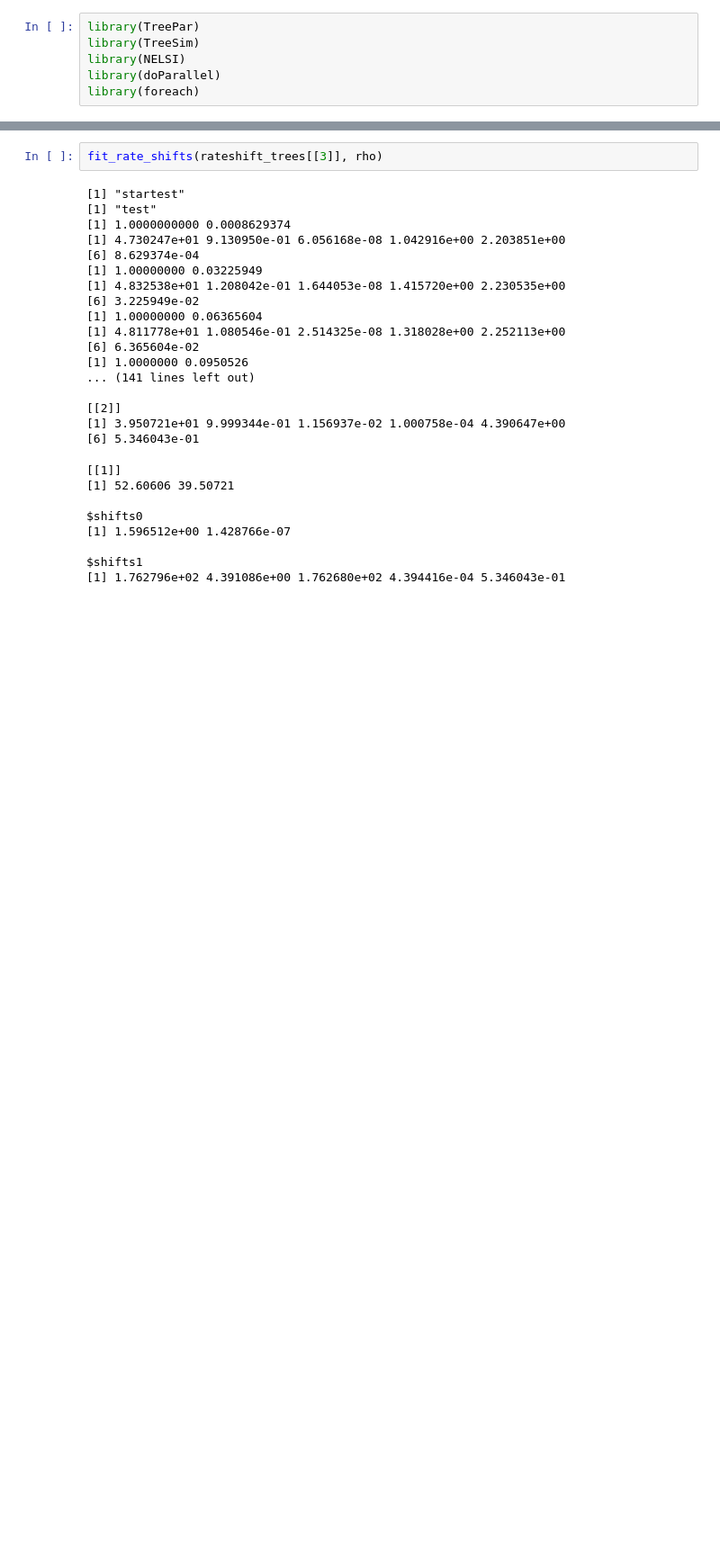
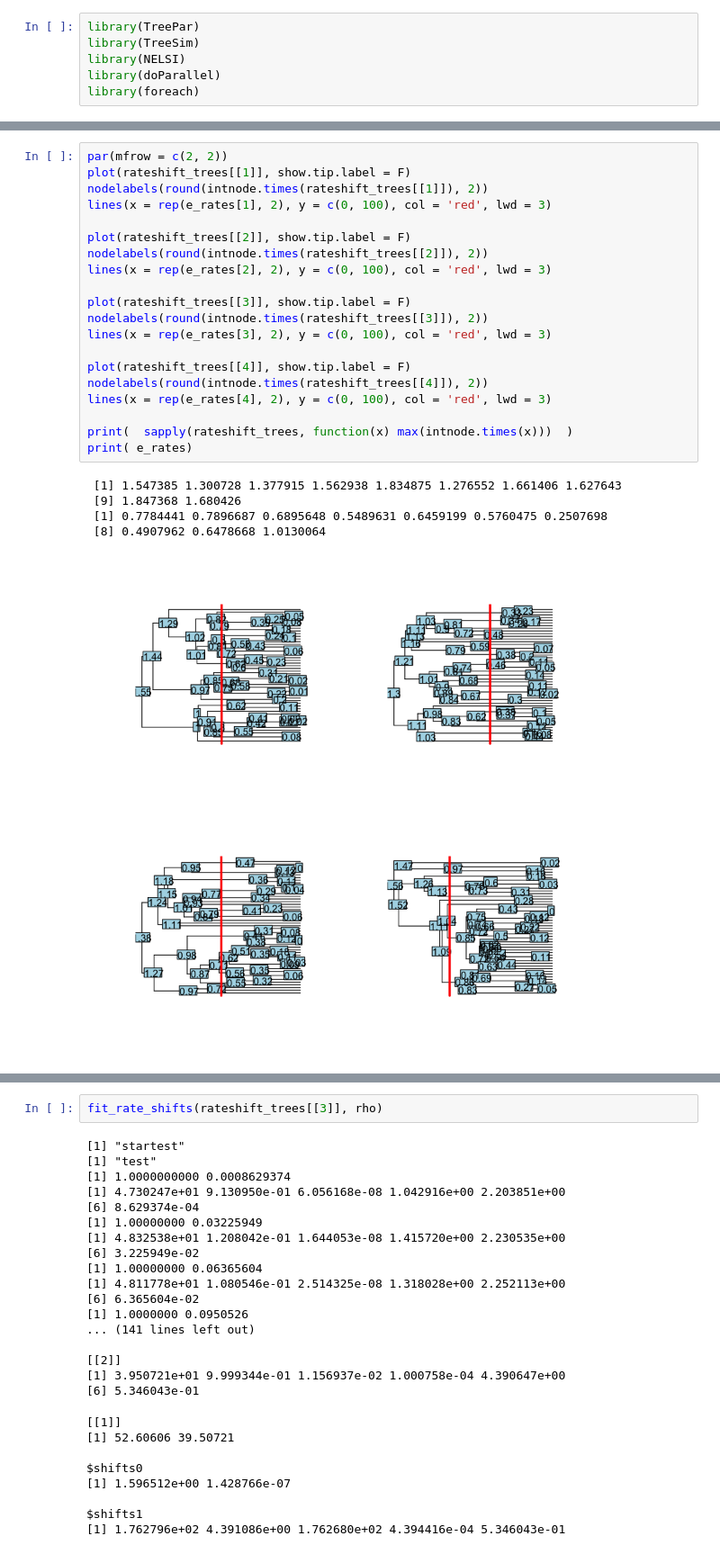
Before and after one commit to sebastianduchene/phylodynamics_adequacy, a Jupyter notebook: single_shift_adequacy.ipynb, the cells around one changed output, grey strips where cells are left out. Shown: that part at 90% size. Cells and saved outputs as stored; diff of their text form; blank space fills up the shorter version.

```diff
--- a/single_shift_adequacy.ipynb
+++ b/single_shift_adequacy.ipynb
@@ -49,0 +52,26 @@ res <- bd.shifts.optim(x_times, sampling = c(1, 0.5), grid, start, end, posdiv =
+# %%
+par(mfrow = c(2, 2))
+plot(rateshift_trees[[1]], show.tip.label = F)
+nodelabels(round(intnode.times(rateshift_trees[[1]]), 2))
+lines(x = rep(e_rates[1], 2), y = c(0, 100), col = 'red', lwd = 3)
+
+plot(rateshift_trees[[2]], show.tip.label = F)
+nodelabels(round(intnode.times(rateshift_trees[[2]]), 2))
+lines(x = rep(e_rates[2], 2), y = c(0, 100), col = 'red', lwd = 3)
+
+plot(rateshift_trees[[3]], show.tip.label = F)
+nodelabels(round(intnode.times(rateshift_trees[[3]]), 2))
+lines(x = rep(e_rates[3], 2), y = c(0, 100), col = 'red', lwd = 3)
+
+plot(rateshift_trees[[4]], show.tip.label = F)
+nodelabels(round(intnode.times(rateshift_trees[[4]]), 2))
+lines(x = rep(e_rates[4], 2), y = c(0, 100), col = 'red', lwd = 3)
+
+print(  sapply(rateshift_trees, function(x) max(intnode.times(x)))  )
+print( e_rates)
+# %% [output]
+ [1] 1.547385 1.300728 1.377915 1.562938 1.834875 1.276552 1.661406 1.627643
+ [9] 1.847368 1.680426
+ [1] 0.7784441 0.7896687 0.6895648 0.5489631 0.6459199 0.5760475 0.2507698
+ [8] 0.4907962 0.6478668 1.0130064
+[figure, added]
```
Also changed, not shown: parts of 11 cells of this notebook, 1 other file.
